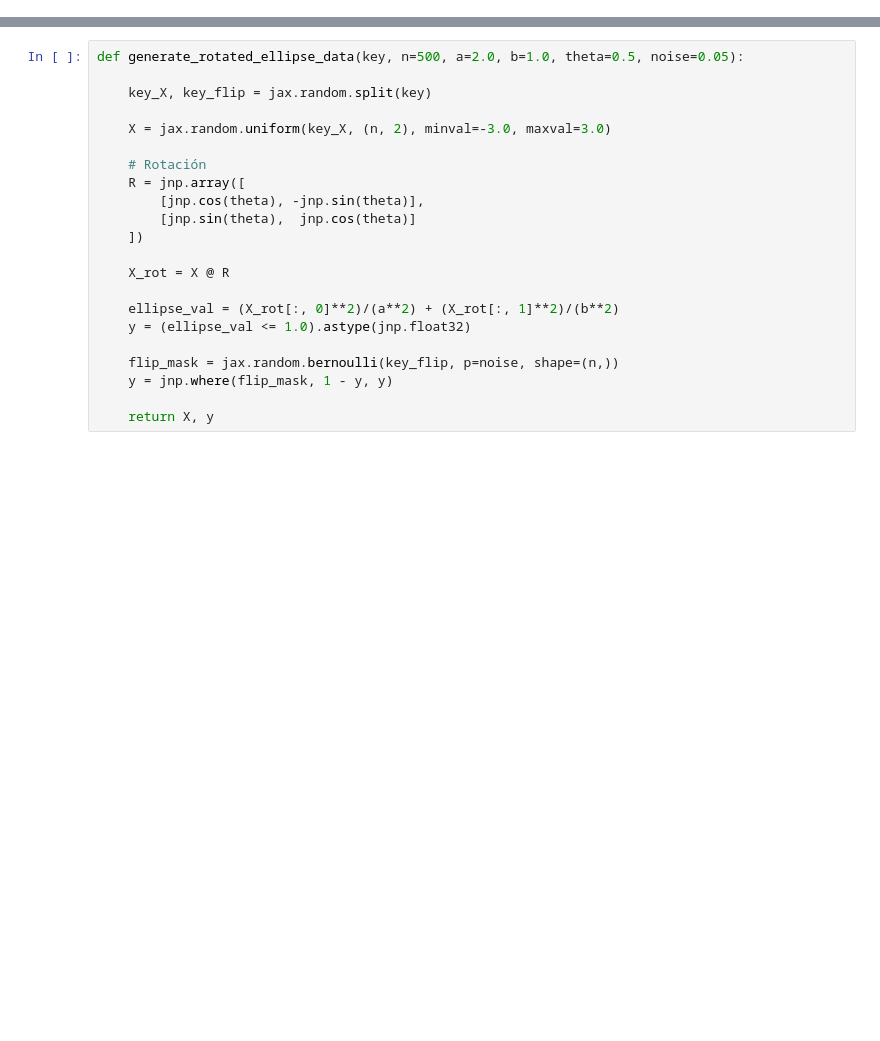
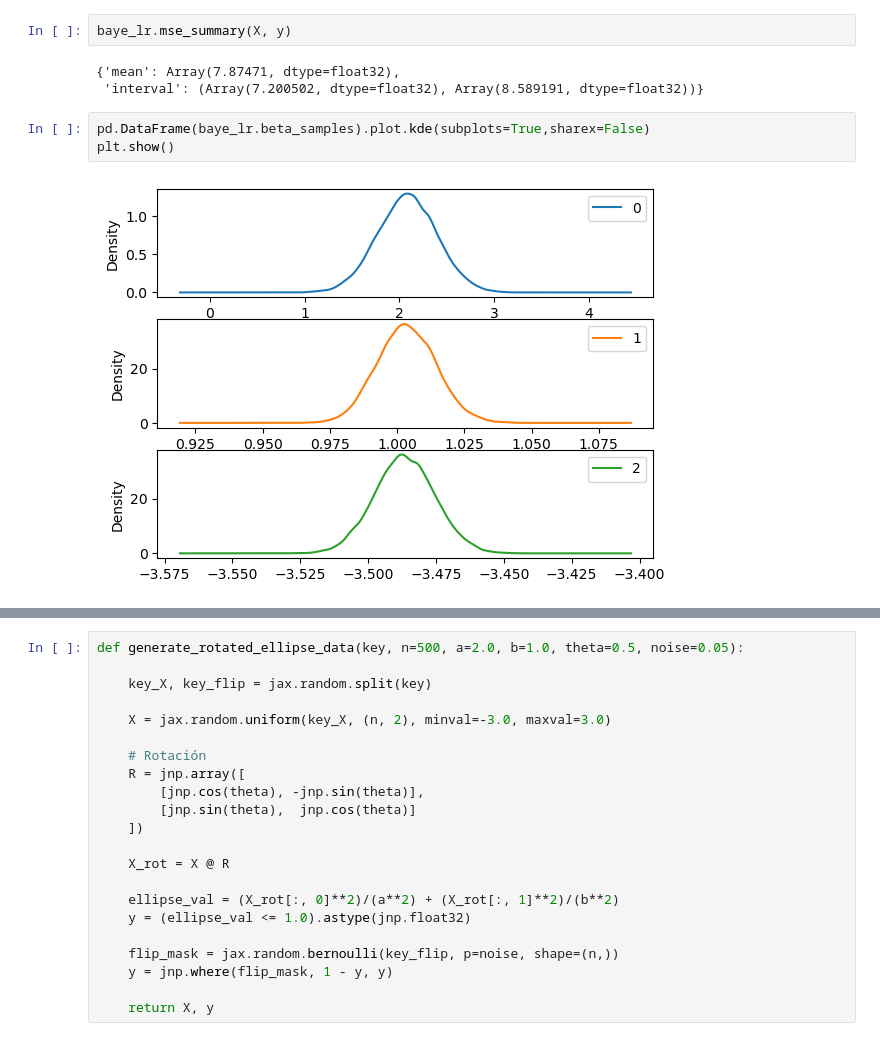
Before and after one commit to yaelrsc/Computaci-n-estad-stica-2026-2, a Jupyter notebook: MCMC/Numpyro.ipynb, the cells around one changed output, grey strips where cells are left out. Drawn from its saved outputs; the diff is of its cells as text; blank space fills up the shorter version.

```diff
--- a/MCMC/Numpyro.ipynb
+++ b/MCMC/Numpyro.ipynb
@@ -14,0 +156,10 @@ print(jax.devices())
+# %%
+baye_lr.mse_summary(X, y)
+# %% [output]
+{'mean': Array(7.87471, dtype=float32),
+ 'interval': (Array(7.200502, dtype=float32), Array(8.589191, dtype=float32))}
+# %%
+pd.DataFrame(baye_lr.beta_samples).plot.kde(subplots=True,sharex=False)
+plt.show()
+# %% [output]
+[figure, added]
```
Also changed, not shown: parts of 25 cells of this notebook, 6 other files.
